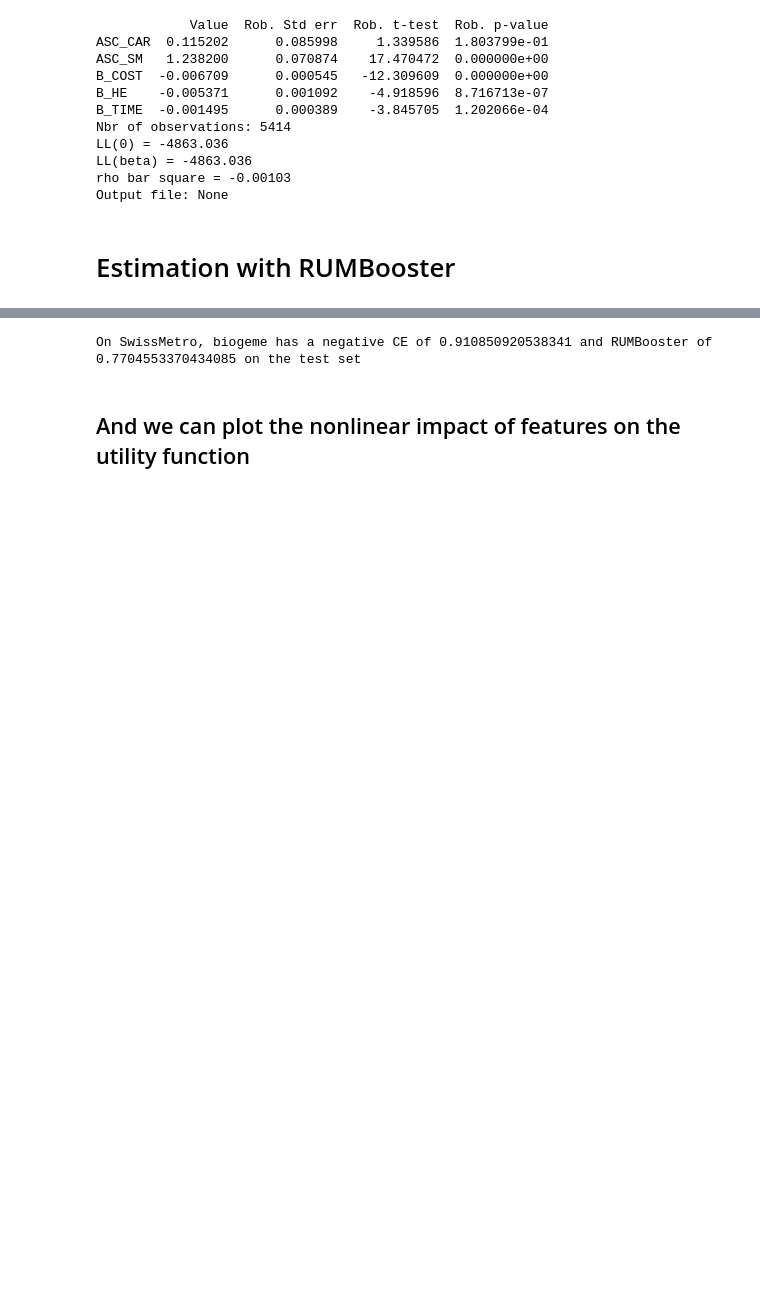
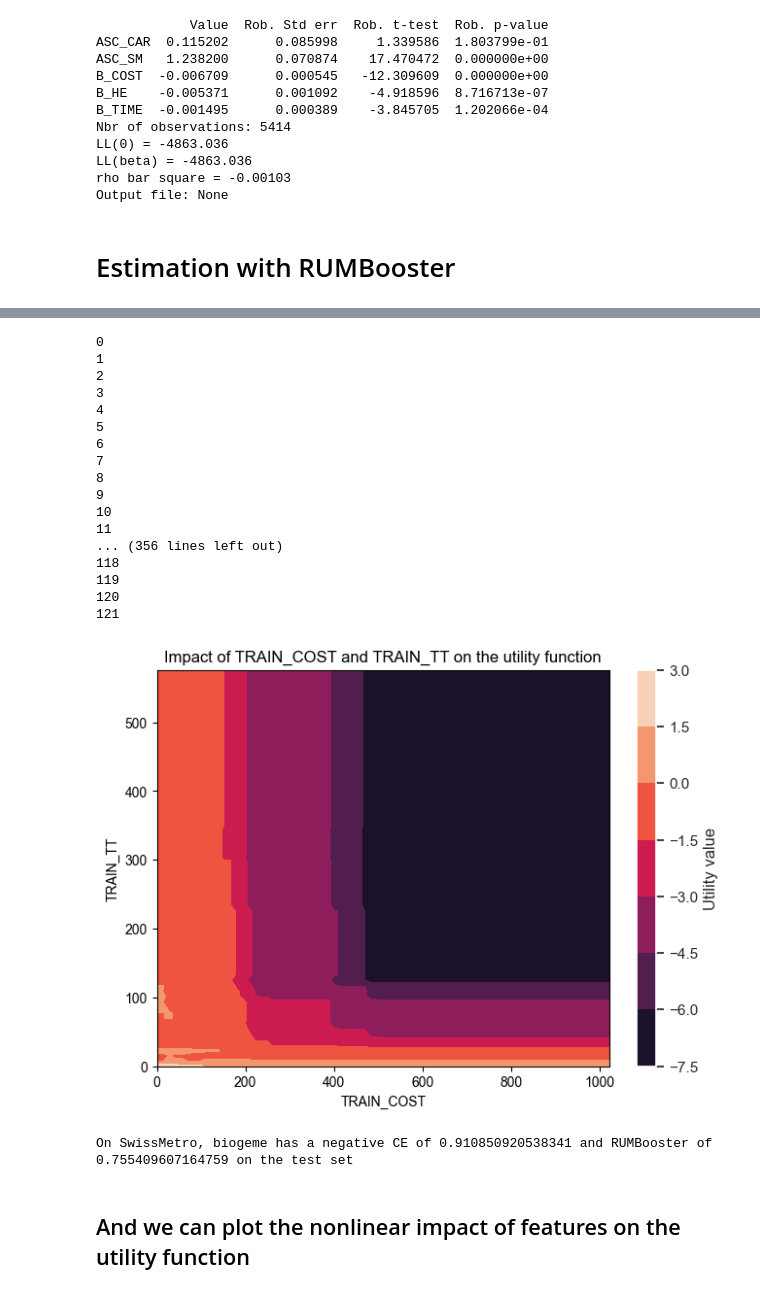
Before and after one commit to NicoSlvd/GBM-feature-extraction, a Jupyter notebook: Multiclass problem/demo_swissmetro.ipynb, the cells around one changed output, grey strips where cells are left out. Cells and saved outputs as stored; diff of their text form; code cells hidden in the pictures; blank space fills up the shorter version.

Commit message:
implemented 2d_plot with LTDS

```diff
--- a/Multiclass problem/demo_swissmetro.ipynb
+++ b/Multiclass problem/demo_swissmetro.ipynb
@@ -75,8 +75,8 @@ Output file: None
 # %%
 from demo_swissmetro import rumb_train
 
-params = {'max_depth': 1,
-            'num_boost_round': 100,
+params = {'max_depth': 2,
+            'num_boost_round': 150,
             'objective':'multiclass',
             'learning_rate': 0.3,
             'verbosity': 1,
@@ -108,9 +128,31 @@ Maximum Log Likelihood value: -4040.779422288955
+# %%
+import numpy as np
+rumb_demo.plot_2d('TRAIN_COST','TRAIN_TT', np.max(df_train['TRAIN_TT']),np.max(df_train['TRAIN_COST']))
+# %% [output]
+0
+1
+2
+3
+4
+5
+6
+7
+8
+9
+10
+11
+... (356 lines left out)
+118
+119
+120
+121
+[figure, added]
 # %%
 from demo_swissmetro import compare_models
 
 compare_models(biogeme, rumb_demo, df_test, betas)
 # %% [output]
-On SwissMetro, biogeme has a negative CE of 0.910850920538341 and RUMBooster of 0.7704553370434085 on the test set
+On SwissMetro, biogeme has a negative CE of 0.910850920538341 and RUMBooster of 0.755409607164759 on the test set
 # %% [markdown]
 ## And we can plot the nonlinear impact of features on the utility function
 # %%
```
Also changed, not shown: parts of 2 cells of this notebook, 4 other files.
